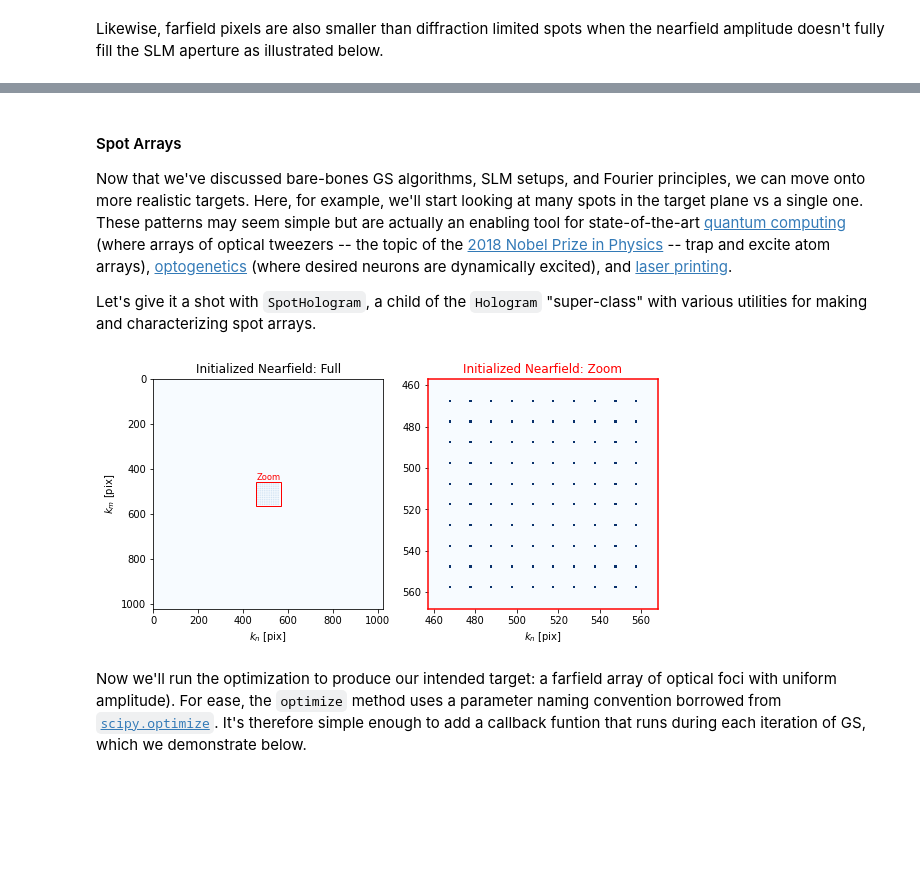
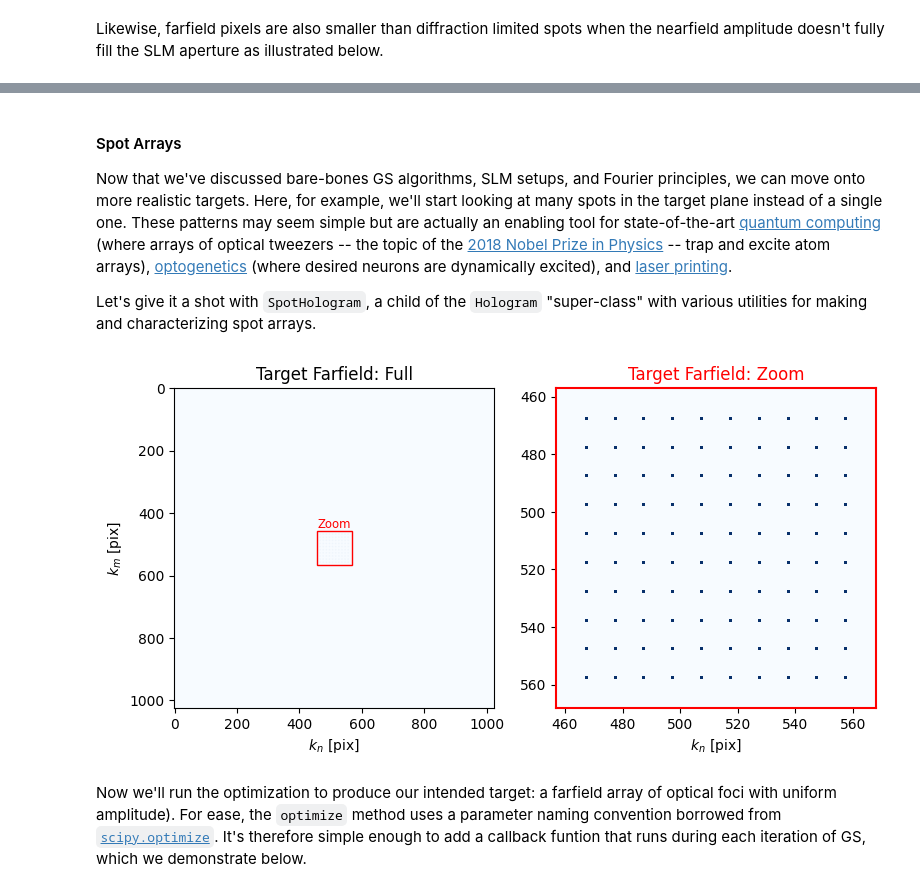
Before and after one commit to slmsuite/slmsuite-examples, a Jupyter notebook: examples/computational_holography.ipynb, the cells around one changed output, grey strips where cells are left out. Drawn from its saved outputs; the diff is of its cells as text; code cells hidden in the pictures; blank space fills up the shorter version.

Commit message:
Example updates (through Zernike) for v0.3.0 changes

```diff
--- a/examples/computational_holography.ipynb
+++ b/examples/computational_holography.ipynb
@@ -200,25 +210,25 @@ hologram.plot_farfield(cbar=True,limits=zoombox);
 # %% [markdown]
 #### Spot Arrays
 
-Now that we've discussed bare-bones GS algorithms, SLM setups, and Fourier principles, we can move onto more realistic targets. Here, for example, we'll start looking at many spots in the target plane vs a single one. These patterns may seem simple but are actually an enabling tool for state-of-the-art [quantum computing](https://www.nature.com/articles/s41586-021-03582-4) (where arrays of optical tweezers -- the topic of the [2018 Nobel Prize in Physics](https://www.aps.org/publications/apsnews/201811/nobel18.cfm) -- trap and excite atom arrays), [optogenetics](https://www.nature.com/articles/s41593-021-00902-9) (where desired neurons are dynamically excited), and [laser printing](https://www.nature.com/articles/s41377-019-0215-1).
+Now that we've discussed bare-bones GS algorithms, SLM setups, and Fourier principles, we can move onto more realistic targets. Here, for example, we'll start looking at many spots in the target plane instead of a single one. These patterns may seem simple but are actually an enabling tool for state-of-the-art [quantum computing](https://www.nature.com/articles/s41586-021-03582-4) (where arrays of optical tweezers -- the topic of the [2018 Nobel Prize in Physics](https://www.aps.org/publications/apsnews/201811/nobel18.cfm) -- trap and excite atom arrays), [optogenetics](https://www.nature.com/articles/s41593-021-00902-9) (where desired neurons are dynamically excited), and [laser printing](https://www.nature.com/articles/s41377-019-0215-1).
 
 Let's give it a shot with ``SpotHologram``, a child of the ``Hologram`` "super-class" with various utilities for making and characterizing spot arrays.
 # %%
 from slmsuite.holography.algorithms import SpotHologram
 
 # Move to a larger grid size
 slm_size = (1024, 1024)
 
 # Instead of picking a few points, make a rectangular grid in the knm basis
 array_holo = SpotHologram.make_rectangular_array(
     slm_size,
     array_shape=(10,10),
     array_pitch=(10,10),
     basis='knm'
 )
-zoom = array_holo.plot_farfield(source=array_holo.target, title='Initialized Nearfield')
+zoom = array_holo.plot_farfield(source=array_holo.target, title='Target Farfield')
 # %% [output]
-[figure, old version]
+[figure, new version]
 # %% [markdown]
 Now we'll run the optimization to produce our intended target: a farfield array of optical foci with uniform amplitude). For ease, the ``optimize`` method uses a parameter naming convention borrowed from [`scipy.optimize`](https://docs.scipy.org/doc/scipy/reference/optimize.html). It's therefore simple enough to add a callback funtion that runs during each iteration of GS, which we demonstrate below.
 # %%
```
Also changed, not shown: parts of 22 cells of this notebook, 1 other file.
